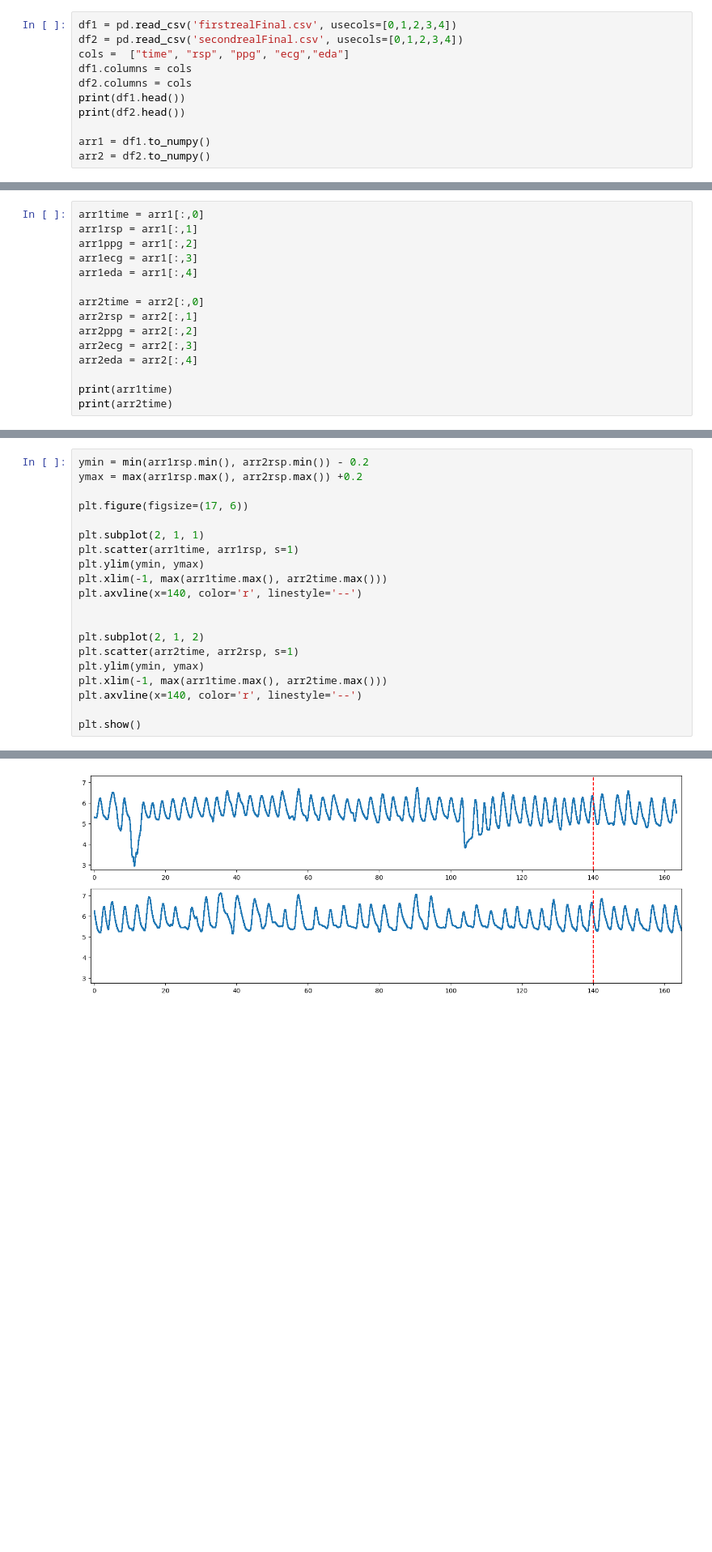
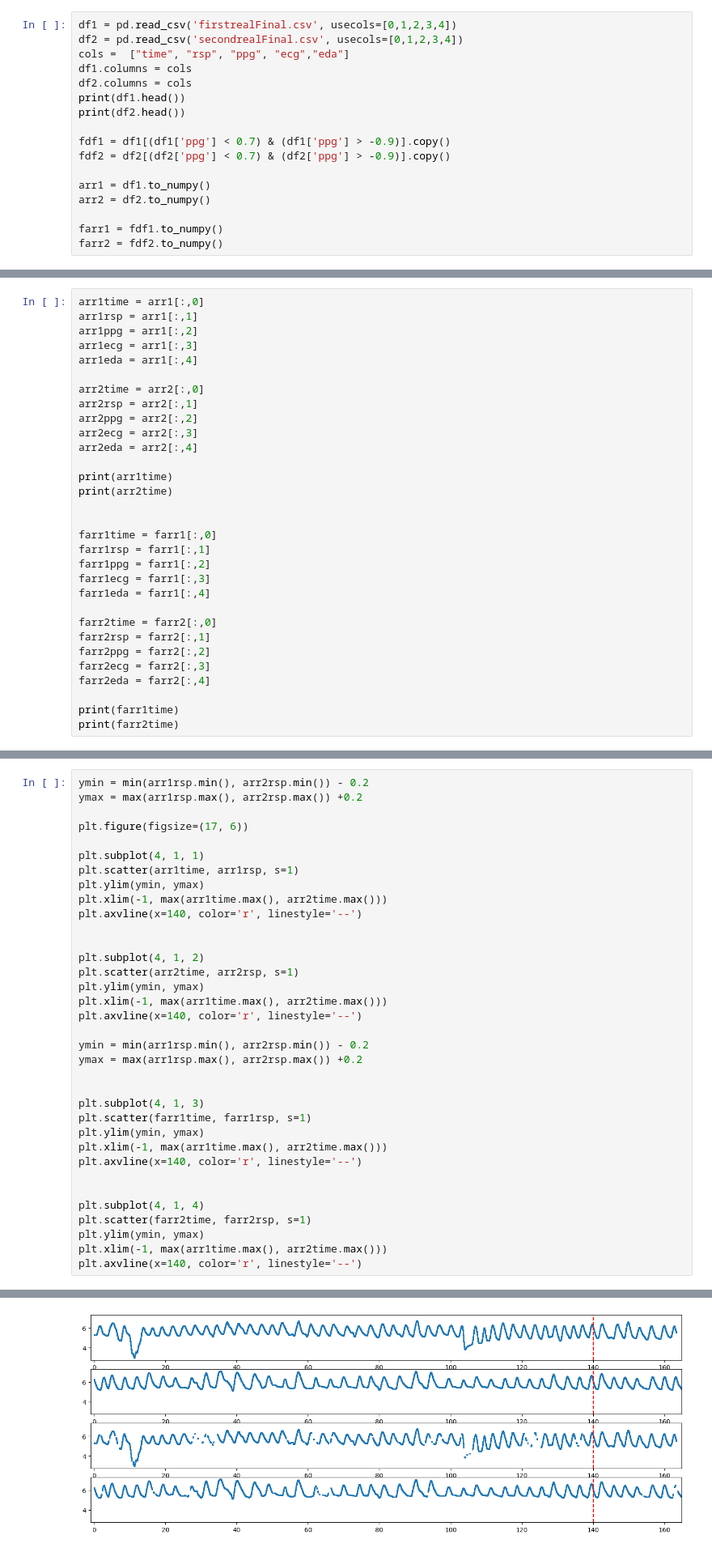
Before and after one commit to abishans23/Predictability-and-Horror-Films, a Jupyter notebook: Algorithm.ipynb, the cells around one changed output, grey strips where cells are left out. Shown at 81% size. Drawn from its saved outputs; the diff is of its cells as text; blank space fills up the shorter version.

```diff
--- a/Algorithm.ipynb
+++ b/Algorithm.ipynb
@@ -18,8 +19,14 @@ df2.columns = cols
 print(df1.head())
 print(df2.head())
 
+fdf1 = df1[(df1['ppg'] < 0.7) & (df1['ppg'] > -0.9)].copy()
+fdf2 = df2[(df2['ppg'] < 0.7) & (df2['ppg'] > -0.9)].copy()
+
 arr1 = df1.to_numpy()
 arr2 = df2.to_numpy()
+
+farr1 = fdf1.to_numpy()
+farr2 = fdf2.to_numpy()
 # %% [output]
      time      rsp       ppg       ecg       eda
 0  0.0005  5.32043 -0.014343 -0.004730 -0.004578
@@ -48,6 +55,22 @@ arr2eda = arr2[:,4]
 
 print(arr1time)
 print(arr2time)
+
+
+farr1time = farr1[:,0]
+farr1rsp = farr1[:,1]
+farr1ppg = farr1[:,2]
+farr1ecg = farr1[:,3]
+farr1eda = farr1[:,4]
+
+farr2time = farr2[:,0]
+farr2rsp = farr2[:,1]
+farr2ppg = farr2[:,2]
+farr2ecg = farr2[:,3]
+farr2eda = farr2[:,4]
+
+print(farr1time)
+print(farr2time)
 # %% [output]
 [5.00000e-04 1.00000e-03 1.50000e-03 ... 1.63326e+02 1.63327e+02
  1.63327e+02]
@@ -59,18 +86,33 @@ ymax = max(arr1rsp.max(), arr2rsp.max()) +0.2
 
 plt.figure(figsize=(17, 6))
 
-plt.subplot(2, 1, 1)
+plt.subplot(4, 1, 1)
 plt.scatter(arr1time, arr1rsp, s=1)
 plt.ylim(ymin, ymax)
 plt.xlim(-1, max(arr1time.max(), arr2time.max()))
 plt.axvline(x=140, color='r', linestyle='--')
 
 
-plt.subplot(2, 1, 2)
+plt.subplot(4, 1, 2)
 plt.scatter(arr2time, arr2rsp, s=1)
 plt.ylim(ymin, ymax)
 plt.xlim(-1, max(arr1time.max(), arr2time.max()))
 plt.axvline(x=140, color='r', linestyle='--')
 
-plt.show()
+ymin = min(arr1rsp.min(), arr2rsp.min()) - 0.2
+ymax = max(arr1rsp.max(), arr2rsp.max()) +0.2
+
+
+plt.subplot(4, 1, 3)
+plt.scatter(farr1time, farr1rsp, s=1)
+plt.ylim(ymin, ymax)
+plt.xlim(-1, max(arr1time.max(), arr2time.max()))
+plt.axvline(x=140, color='r', linestyle='--')
+
+
+plt.subplot(4, 1, 4)
+plt.scatter(farr2time, farr2rsp, s=1)
+plt.ylim(ymin, ymax)
+plt.xlim(-1, max(arr1time.max(), arr2time.max()))
+plt.axvline(x=140, color='r', linestyle='--')
 # %% [output]
@@ -77,4 +120,4 @@ plt.show()
-[figure, old version]
+[figure, new version]
 # %%
 ymin = min(arr1ecg.min(), arr2ecg.min()) - 0.2
 ymax = max(arr1ecg.max(), arr2ecg.max()) +0.2
```
Also changed, not shown: parts of 15 cells of this notebook.
